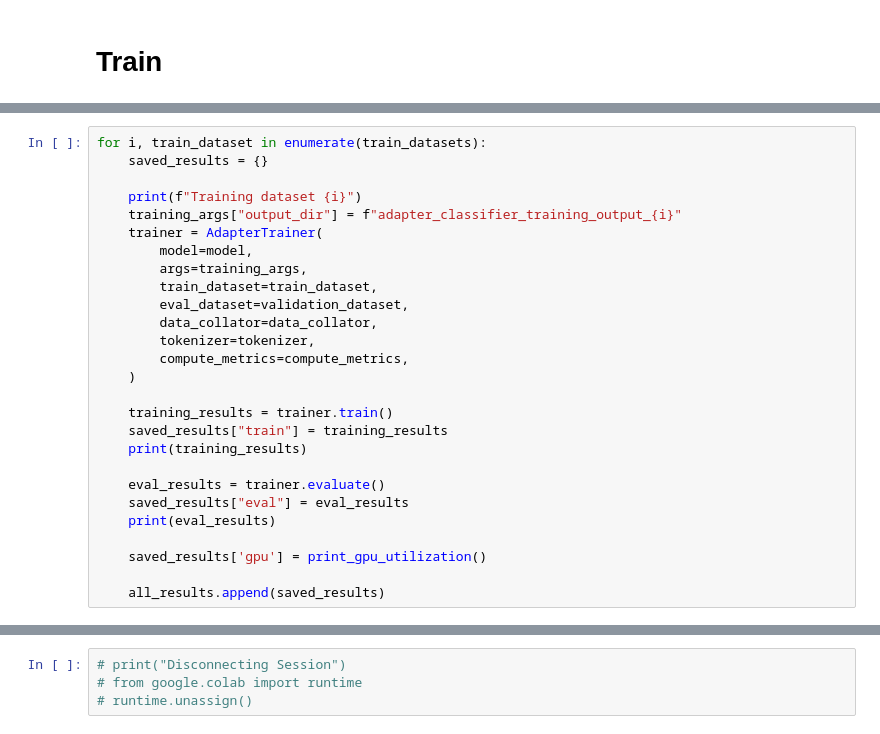
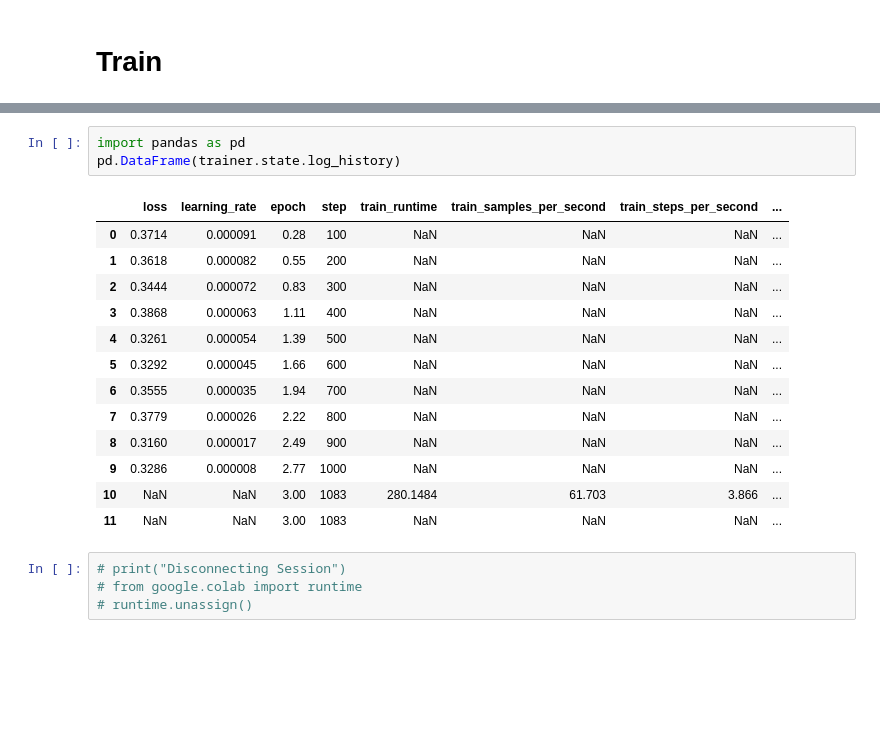
Before and after one commit to BigTMiami/AdaptOrDie, a Jupyter notebook: adapters_classification_no_pretraining_test.ipynb, the cells around one changed output, grey strips where cells are left out. Drawn from its saved outputs; the diff is of its cells as text; blank space fills up the shorter version.

```diff
--- a/adapters_classification_no_pretraining_test.ipynb
+++ b/adapters_classification_no_pretraining_test.ipynb
@@ -141,27 +254,0 @@ all_results = []
-# %%
-for i, train_dataset in enumerate(train_datasets):
-    saved_results = {}
-
-    print(f"Training dataset {i}")
-    training_args["output_dir"] = f"adapter_classifier_training_output_{i}"
-    trainer = AdapterTrainer(
-        model=model,
-        args=training_args,
-        train_dataset=train_dataset,
-        eval_dataset=validation_dataset,
-        data_collator=data_collator,
-        tokenizer=tokenizer,
-        compute_metrics=compute_metrics,
-    )
-
-    training_results = trainer.train()
-    saved_results["train"] = training_results
-    print(training_results)
-
-    eval_results = trainer.evaluate()
-    saved_results["eval"] = eval_results
-    print(eval_results)
-
-    saved_results['gpu'] = print_gpu_utilization()
-
-    all_results.append(saved_results)
@@ -176,3 +293,20 @@ for result in all_results:
+# %%
+import pandas as pd
+pd.DataFrame(trainer.state.log_history)
+# %% [output]
+|  | loss | learning_rate | epoch | step | train_runtime | train_samples_per_second | train_steps_per_second | ... |
+| 0 | 0.3714 | 0.000091 | 0.28 | 100 | NaN | NaN | NaN | ... |
+| 1 | 0.3618 | 0.000082 | 0.55 | 200 | NaN | NaN | NaN | ... |
+| 2 | 0.3444 | 0.000072 | 0.83 | 300 | NaN | NaN | NaN | ... |
+| 3 | 0.3868 | 0.000063 | 1.11 | 400 | NaN | NaN | NaN | ... |
+| 4 | 0.3261 | 0.000054 | 1.39 | 500 | NaN | NaN | NaN | ... |
+| 5 | 0.3292 | 0.000045 | 1.66 | 600 | NaN | NaN | NaN | ... |
+| 6 | 0.3555 | 0.000035 | 1.94 | 700 | NaN | NaN | NaN | ... |
+| 7 | 0.3779 | 0.000026 | 2.22 | 800 | NaN | NaN | NaN | ... |
+| 8 | 0.3160 | 0.000017 | 2.49 | 900 | NaN | NaN | NaN | ... |
+| 9 | 0.3286 | 0.000008 | 2.77 | 1000 | NaN | NaN | NaN | ... |
+| 10 | NaN | NaN | 3.00 | 1083 | 280.1484 | 61.703 | 3.866 | ... |
+| 11 | NaN | NaN | 3.00 | 1083 | NaN | NaN | NaN | ... |
 # %%
 # print("Disconnecting Session")
 # from google.colab import runtime
```
Also changed, not shown: parts of 15 cells of this notebook.
